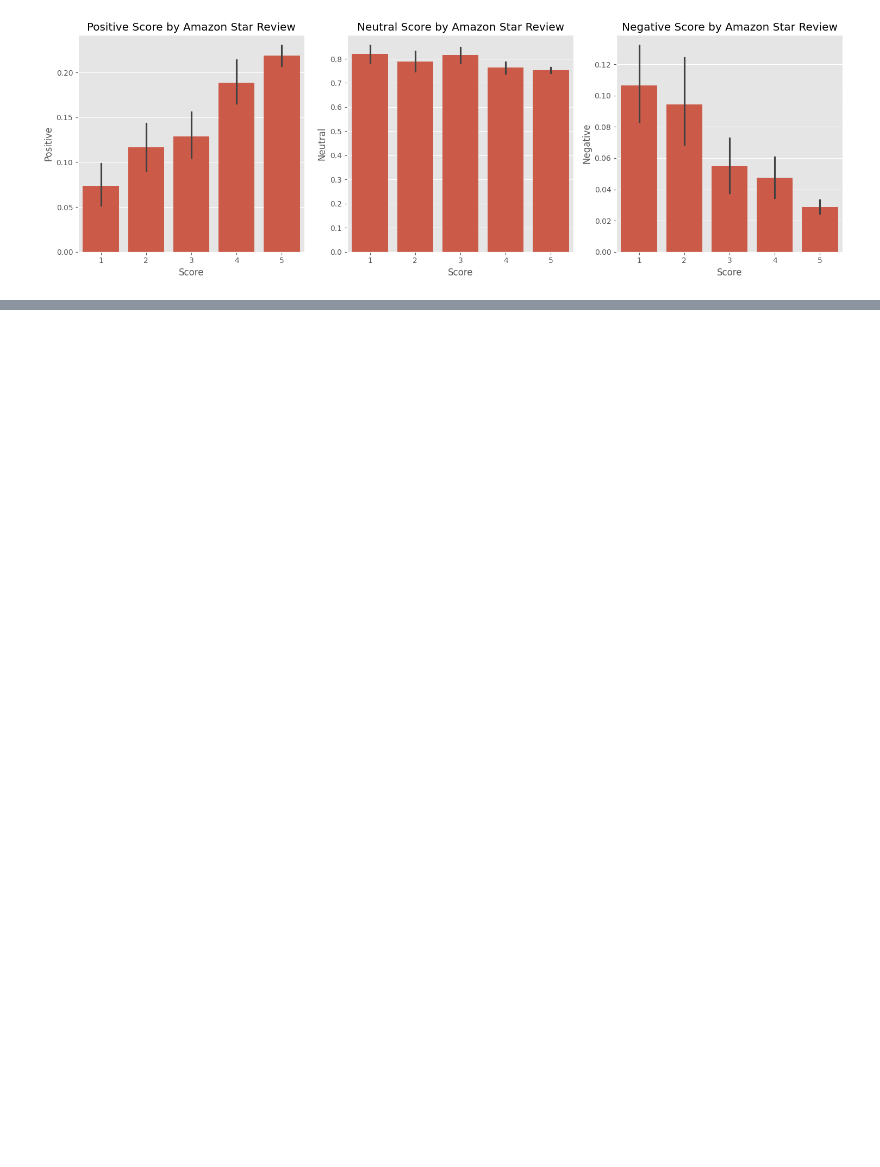
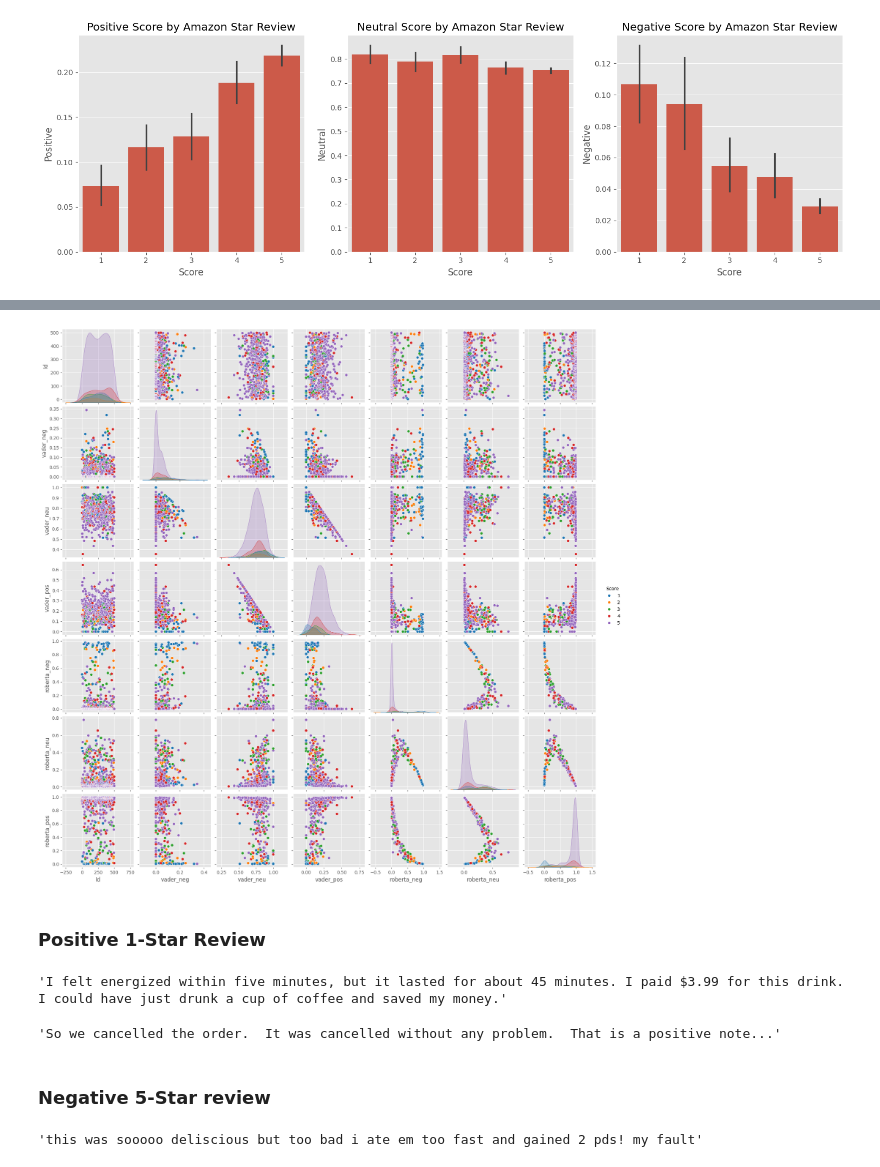
Before and after one commit to mahopon/sentiment-analysis, a Jupyter notebook: Tutorial.ipynb, the cells around one changed output, grey strips where cells are left out. Cells and saved outputs as stored; diff of their text form; code cells hidden in the pictures; blank space fills up the shorter version.

```diff
--- a/Tutorial.ipynb
+++ b/Tutorial.ipynb
@@ -138,0 +205,10 @@ As mentioned before, VADER scores individual words and not group of words as a w
+# %%
+vader_res_merged = pd.DataFrame(vader_res).T.reset_index().rename({"index": "Id"}, axis=1).merge(sub_df, how="left")
+roberta_res_merged = pd.DataFrame(roberta_res).T.reset_index().rename({"index": "Id"}, axis=1).merge(sub_df, how="left")
+# %%
+res_merged = vader_res_merged.merge(roberta_res_merged, how="left")
+# %%
+res_merged = res_merged.rename({"neg": "vader_neg", "neu": "vader_neu", "pos": "vader_pos"}, axis=1)
+# %%
+new_order = ["Id", "vader_neg", "vader_neu", "vader_pos", "roberta_neg", "roberta_neu", "roberta_pos"]
+res_merged_reorder = res_merged[new_order + [col for col in res_merged.columns if col not in new_order]]
@@ -138,0 +224,24 @@ As mentioned before, VADER scores individual words and not group of words as a w
+# %%
+sns.pairplot(data=res_merged_reorder, vars=new_order, hue="Score", palette="tab10")
+plt.show()
+# %% [output]
+[figure, added]
+# %% [markdown]
+### Positive 1-Star Review
+# %%
+res_merged_reorder.query("Score == 1") \
+                .sort_values("roberta_pos", ascending=False)["Text"].values[0]
+# %% [output]
+'I felt energized within five minutes, but it lasted for about 45 minutes. I paid $3.99 for this drink. I could have just drunk a cup of coffee and saved my money.'
+# %%
+res_merged_reorder.query("Score == 1") \
+                .sort_values("vader_pos", ascending=False)["Text"].values[0]
+# %% [output]
+'So we cancelled the order.  It was cancelled without any problem.  That is a positive note...'
+# %% [markdown]
+### Negative 5-Star review
+# %%
+res_merged_reorder.query("Score == 5") \
+                .sort_values("roberta_neg", ascending=False)["Text"].values[0]
+# %% [output]
+'this was sooooo deliscious but too bad i ate em too fast and gained 2 pds! my fault'
```
Also changed, not shown: parts of 18 cells of this notebook, 1 other file.
